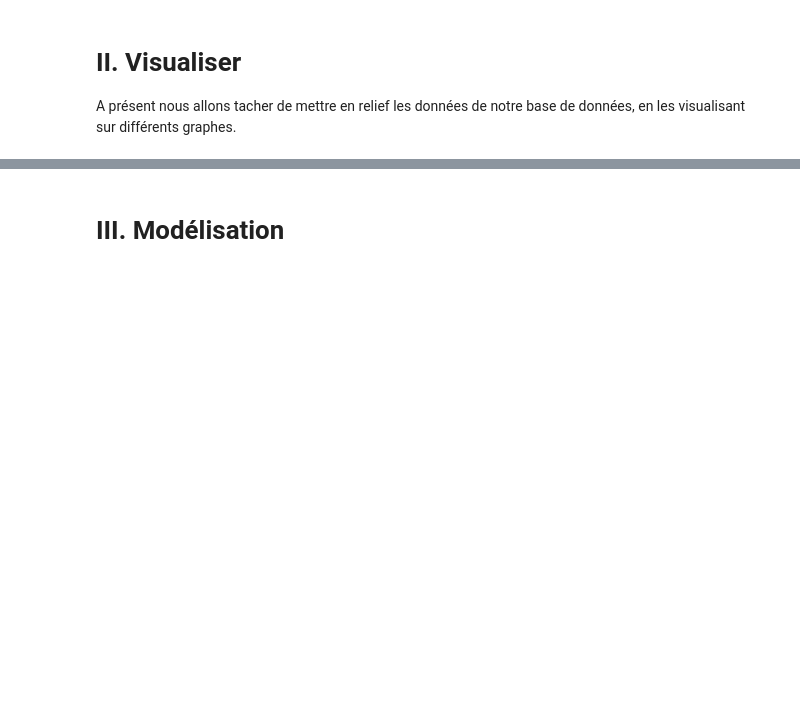
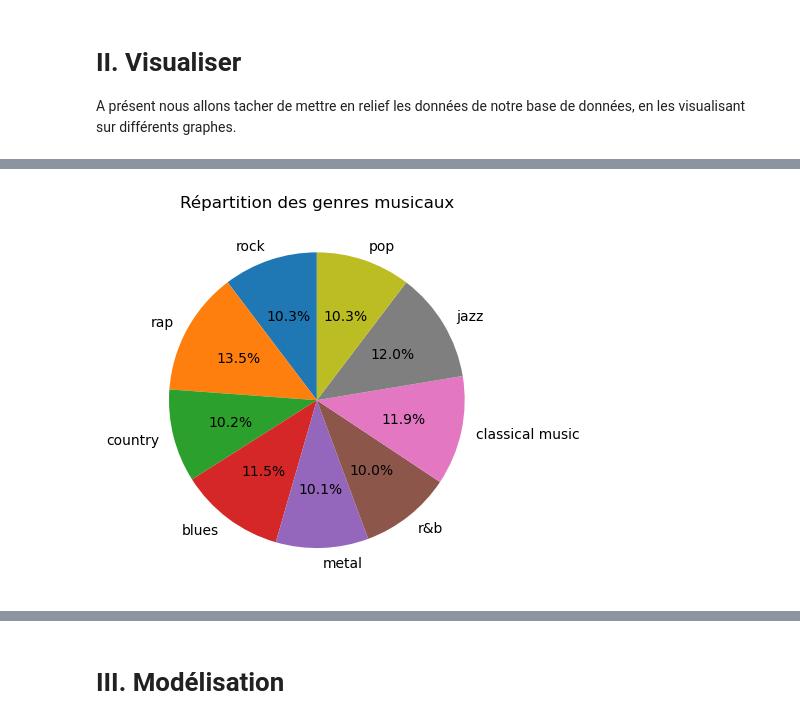
Before and after one commit to antoine-palazz/Python-pour-la-Data-Science, a Jupyter notebook: follow_me.ipynb, the cells around one changed output, grey strips where cells are left out. Cells and saved outputs as stored; diff of their text form; code cells hidden in the pictures; blank space fills up the shorter version.

```diff
--- a/follow_me.ipynb
+++ b/follow_me.ipynb
@@ -488,0 +494,25 @@ Dans un premier temps nous vérifions si nos variables sont corrélées. C'est u
+# %%
+Dataset_Genres_bis = Dataset_Genres.copy()
+
+for genre in final_genre_list:
+    Dataset_Genres_bis[genre]= Dataset_Genres_bis['genre'].str.contains(genre, case=False).astype(bool).astype(int)
+Dataset_Genres_bis.head(5)
+genre_repartition = []
+for genre in final_genre_list:
+    acc = 0
+    acc = Dataset_Genres_bis[genre].sum()
+    genre_repartition.append(acc)
+
+#représentation graphique des genres
+
+'''
+ax1 = plt.subplots()
+ax1.pie(sizes, labels=labels, autopct='%1.1f%%', startangle=90)
+ax1.axis('equal')
+plt.tight_layout()
+'''
+plt.pie(genre_repartition, labels=final_genre_list, autopct='%1.1f%%', startangle=90)
+plt.title('Répartition des genres musicaux')
+plt.show()
+# %% [output]
+[figure, added]
```
Also changed, not shown: parts of 25 cells of this notebook.
